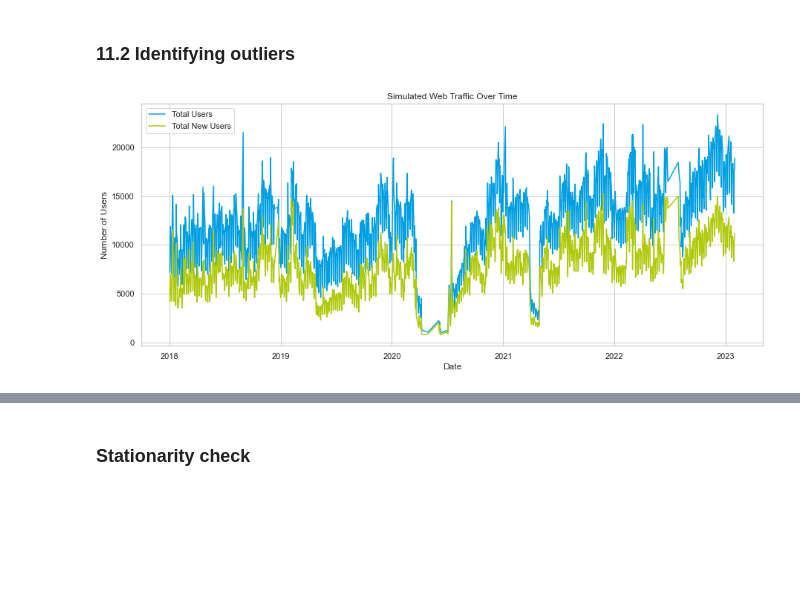
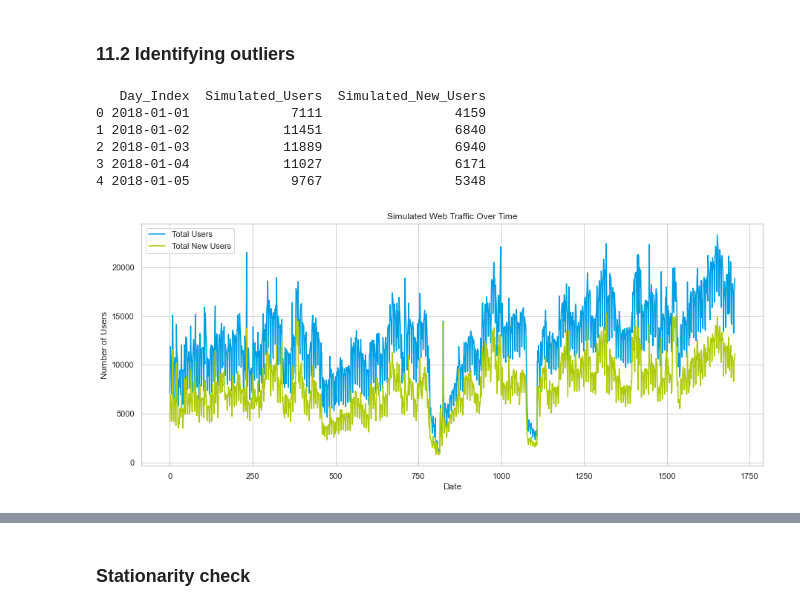
Before and after one commit to Mwenda-Mugambi/Web_Ad_campaign_optimization, a Jupyter notebook: Group_5_Notebook.ipynb, the cells around one changed output, grey strips where cells are left out. Cells and saved outputs as stored; diff of their text form; code cells hidden in the pictures; blank space fills up the shorter version.

```diff
--- a/Group_5_Notebook.ipynb
+++ b/Group_5_Notebook.ipynb
@@ -752,16 +752,36 @@ IQR = Q3 - Q1
 outliers = (df < (Q1 - 1.5 * IQR)) | (df > (Q3 + 1.5 * IQR))
 # %%
 #Removing outliers
-df_no_outliers = df[~(outliers.any(axis=1))]
+df = df[~(outliers.any(axis=1))]
+# %%
+# Resetting 'Day_Index' from index to a normal column
+df.reset_index(inplace=True)
+df['Day_Index'] = pd.to_datetime(df['Day_Index'])
+
+# Filtering data between specified dates
+start_date = '2020-04-09'
+end_date = '2020-07-05'
+
+df_filtered = df[(df['Day_Index'] < start_date) | (df['Day_Index'] > end_date)]
+
+# Display the first few rows of the filtered DataFrame
+print(df_filtered.head())
+# %% [output]
+   Day_Index  Simulated_Users  Simulated_New_Users
+0 2018-01-01             7111                 4159
+1 2018-01-02            11451                 6840
+2 2018-01-03            11889                 6940
+3 2018-01-04            11027                 6171
+4 2018-01-05             9767                 5348
 # %%
 # Visualizinig the data without outliers
 plt.figure(figsize=(15, 6))
-plt.plot(df_no_outliers['Simulated_Users'], label='Total Users', color='#009FE3')
-plt.plot(df_no_outliers['Simulated_New_Users'], label='Total New Users', color='#AFCA0B')
+plt.plot(df['Simulated_Users'], label='Total Users', color='#009FE3')
+plt.plot(df['Simulated_New_Users'], label='Total New Users', color='#AFCA0B')
 plt.title('Simulated Web Traffic Over Time')
 plt.xlabel('Date')
 plt.ylabel('Number of Users')
 plt.legend()
 plt.show()
 # %% [output]
-[figure, old version]
+[figure, new version]
```
Also changed, not shown: parts of 15 cells of this notebook, 1 other file.
